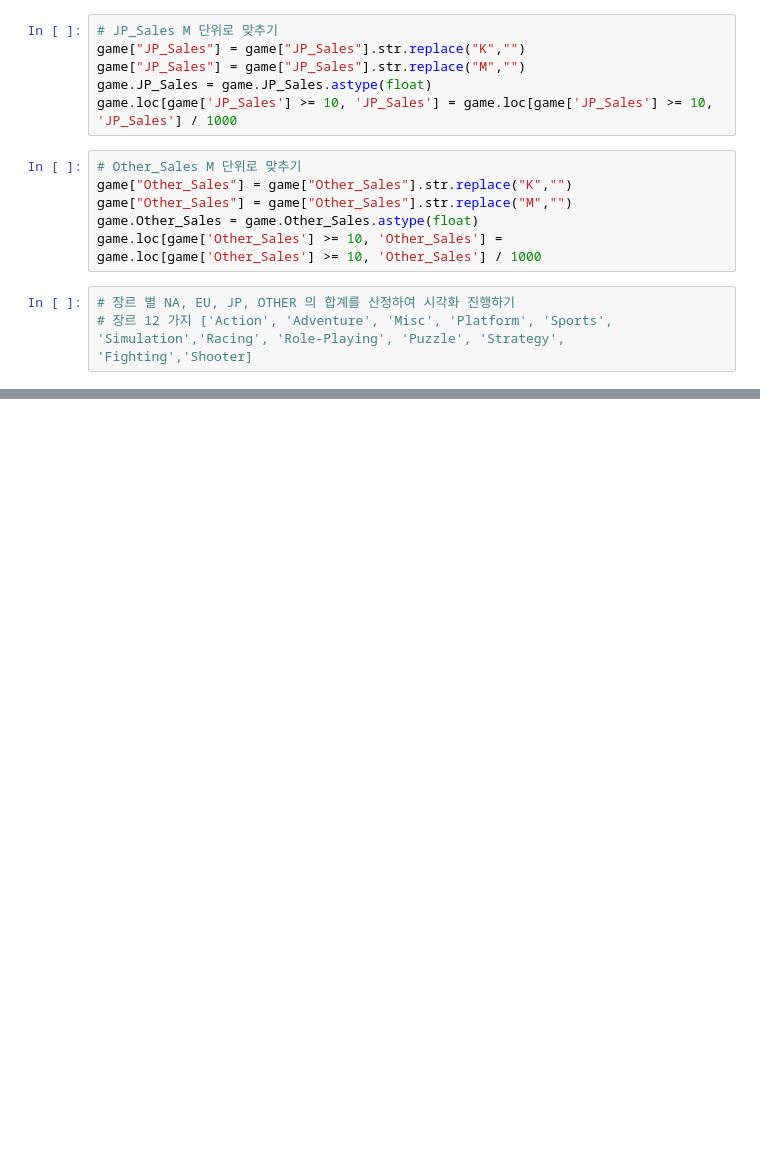
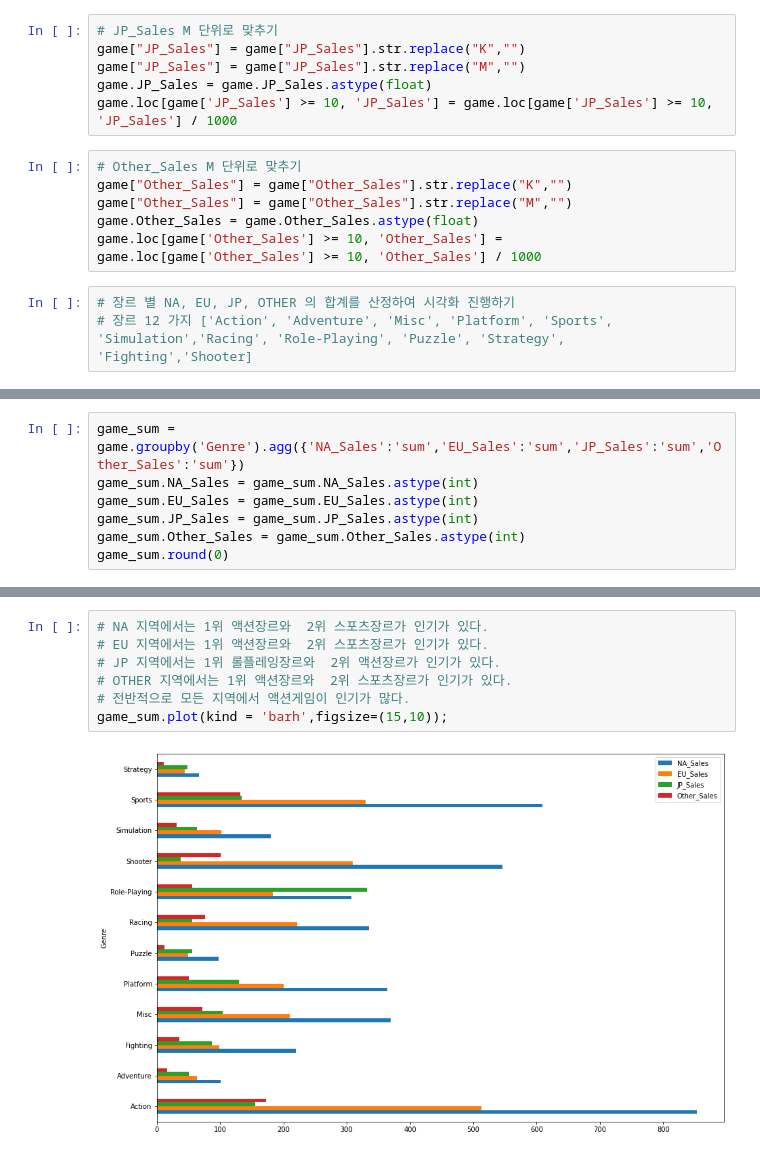
Before and after one commit to matHoYoung/AI_18_JHY_section1, a Jupyter notebook: AI_18_정호영_section1.ipynb, the cells around one changed output, grey strips where cells are left out. Drawn from its saved outputs; the diff is of its cells as text; blank space fills up the shorter version.

```diff
--- a/AI_18_정호영_section1.ipynb
+++ b/AI_18_정호영_section1.ipynb
@@ -337,0 +320,7 @@ memory usage: 1017.4+ KB
+# %%
+game_sum = game.groupby('Genre').agg({'NA_Sales':'sum','EU_Sales':'sum','JP_Sales':'sum','Other_Sales':'sum'})
+game_sum.NA_Sales = game_sum.NA_Sales.astype(int)
+game_sum.EU_Sales = game_sum.EU_Sales.astype(int)
+game_sum.JP_Sales = game_sum.JP_Sales.astype(int)
+game_sum.Other_Sales = game_sum.Other_Sales.astype(int)
+game_sum.round(0)
@@ -337,0 +342,9 @@ memory usage: 1017.4+ KB
+# %%
+# NA 지역에서는 1위 액션장르와  2위 스포츠장르가 인기가 있다.
+# EU 지역에서는 1위 액션장르와  2위 스포츠장르가 인기가 있다.
+# JP 지역에서는 1위 롤플레잉장르와  2위 액션장르가 인기가 있다.
+# OTHER 지역에서는 1위 액션장르와  2위 스포츠장르가 인기가 있다.
+# 전반적으로 모든 지역에서 액션게임이 인기가 많다.
+game_sum.plot(kind = 'barh',figsize=(15,10));
+# %% [output]
+[figure, added]
```
Also changed, not shown: parts of 2 cells of this notebook.
